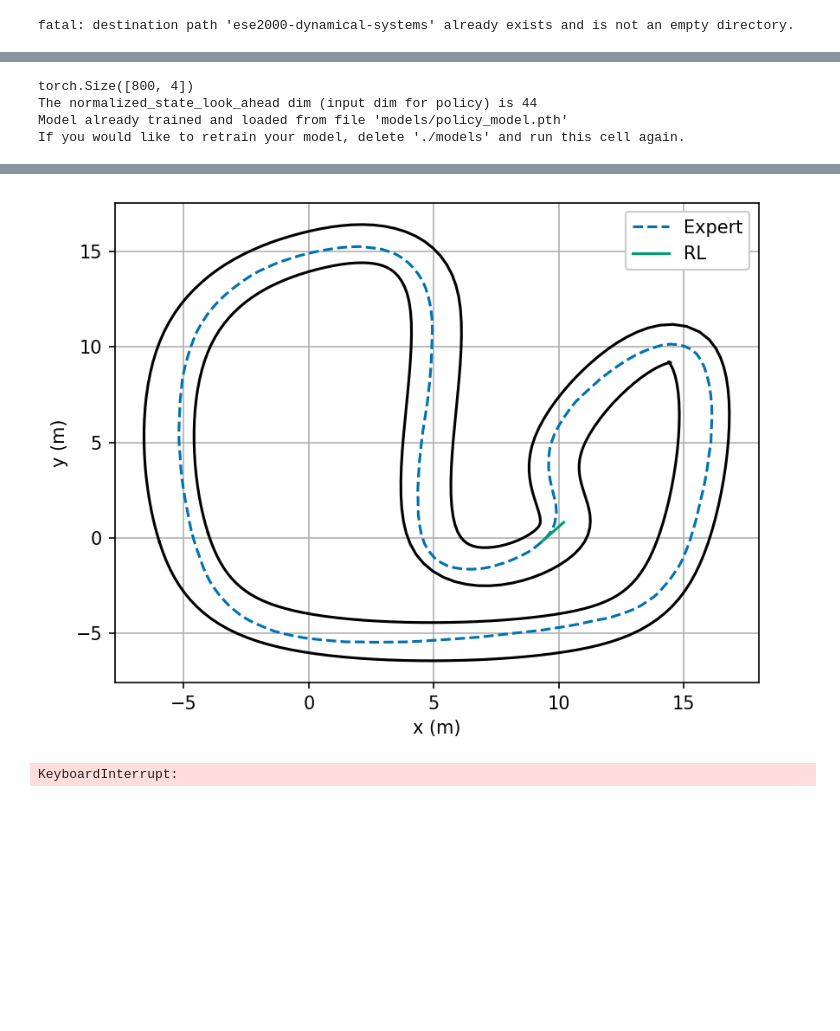
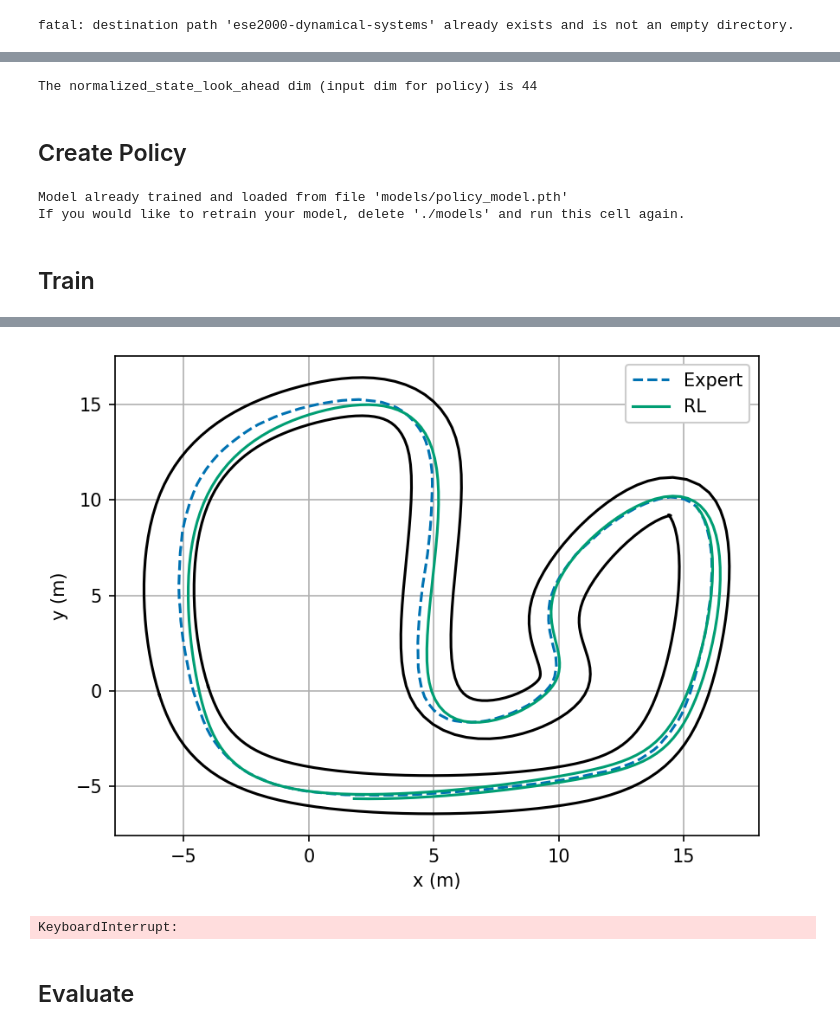
Before and after one commit to varunchitturi/ese-2000-labs, a Jupyter notebook: Lab 6/Lab_6_Pretrained_Critic.ipynb, the cells around one changed output, grey strips where cells are left out. Drawn from its saved outputs; the diff is of its cells as text; code cells hidden in the pictures; blank space fills up the shorter version.

```diff
--- a/Lab 6/Lab_6_Pretrained_Critic.ipynb
+++ b/Lab 6/Lab_6_Pretrained_Critic.ipynb
@@ -50 +60,7 @@ def plot_vs_expert(x, x_label: str, x_expert, track: Track):
+# %%
+critic = Critic("./models/q_model.pth", device=device)
+# %% [output]
+The normalized_state_look_ahead dim (input dim for policy) is 44
+# %% [markdown]
+## Create Policy
 # %%
@@ -67,20 +81,12 @@ class Policy(nn.Module):
         x = F.tanh(self.fc4(x))
         return x
 # %%
-
-Q = Critic("./models/q_model.pth", device=device)
-
 if os.path.exists("./models/policy_model.pth"):
     policy  = torch.jit.load("./models/policy_model.pth").to(device)
     print("Model already trained and loaded from file 'models/policy_model.pth'")
     print("If you would like to retrain your model, delete './models' and run this cell again.")
 else:
     policy = Policy().to(device)
-
-# TODO: REMOVE THIS
-policy = Policy().to(device)
 # %% [output]
-torch.Size([800, 4])
-The normalized_state_look_ahead dim (input dim for policy) is 44
 Model already trained and loaded from file 'models/policy_model.pth'
 If you would like to retrain your model, delete './models' and run this cell again.
@@ -89,3 +93,5 @@ policy_opt = torch.optim.Adam(policy.parameters(), lr=2e-5, maximize=True)
+# %% [markdown]
+## Train
 # %%
 from tqdm import trange
 
@@ -93,13 +99,13 @@ torch.set_printoptions(precision=3)
 episodes = 10_000
 gamma = 0.99
 policy_loss = 0
-
+policy_opt = torch.optim.Adam(policy.parameters(), lr=2e-5, maximize=True)
 policy.train()
 for episode in trange(episodes):
 
 
     policy_opt.zero_grad()
-    policy_loss, predicted_trajectory = Q.criticize_policy(policy)
+    policy_loss, predicted_trajectory = critic.criticize_policy(policy)
     policy_loss.backward()
     policy_opt.step()
 
@@ -113,3 +119,5 @@ Episode 101      Policy loss: -2.4522714614868164        Trajectory size: 5
-[figure, old version]
+[figure, new version]
 KeyboardInterrupt:
+# %% [markdown]
+## Evaluate
 # %%
```
Also changed, not shown: parts of 13 cells of this notebook.
